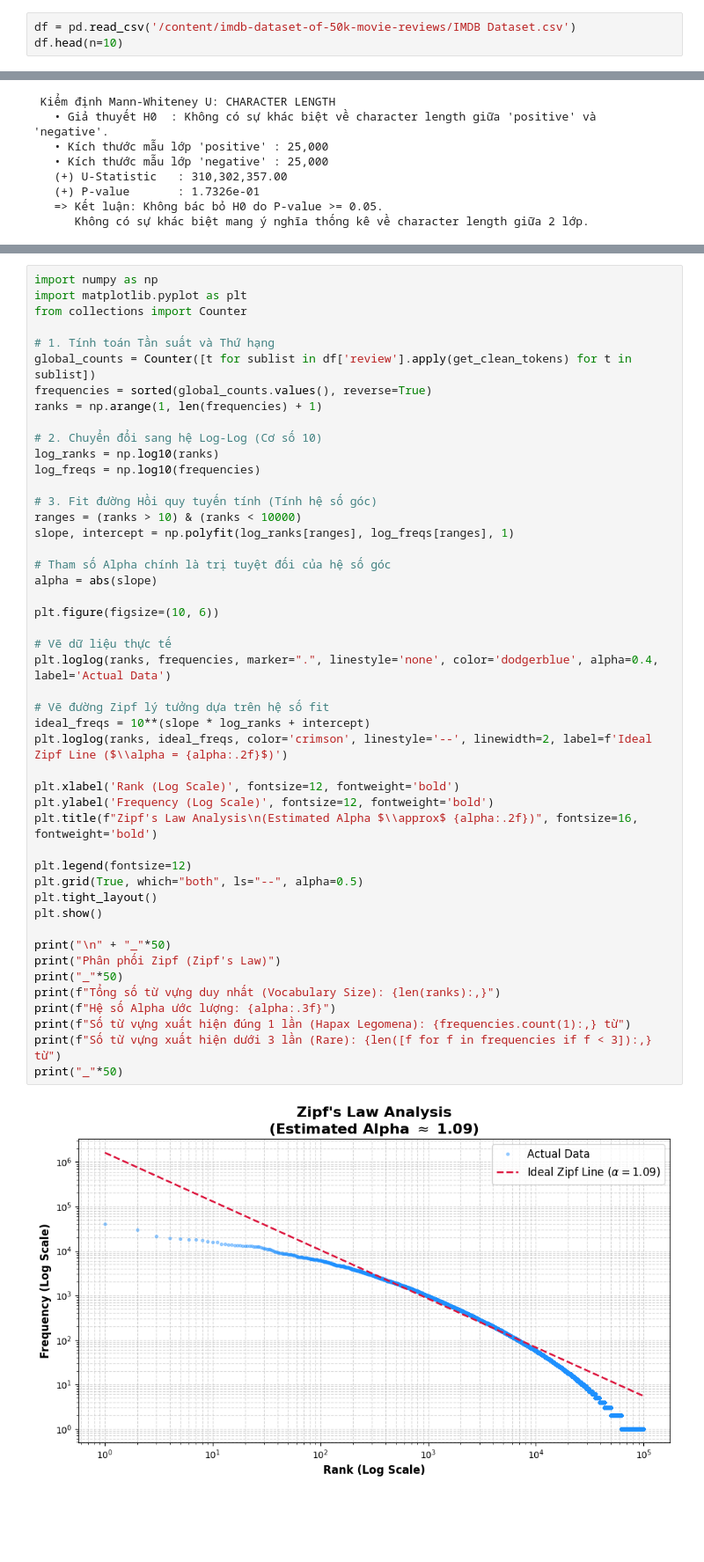
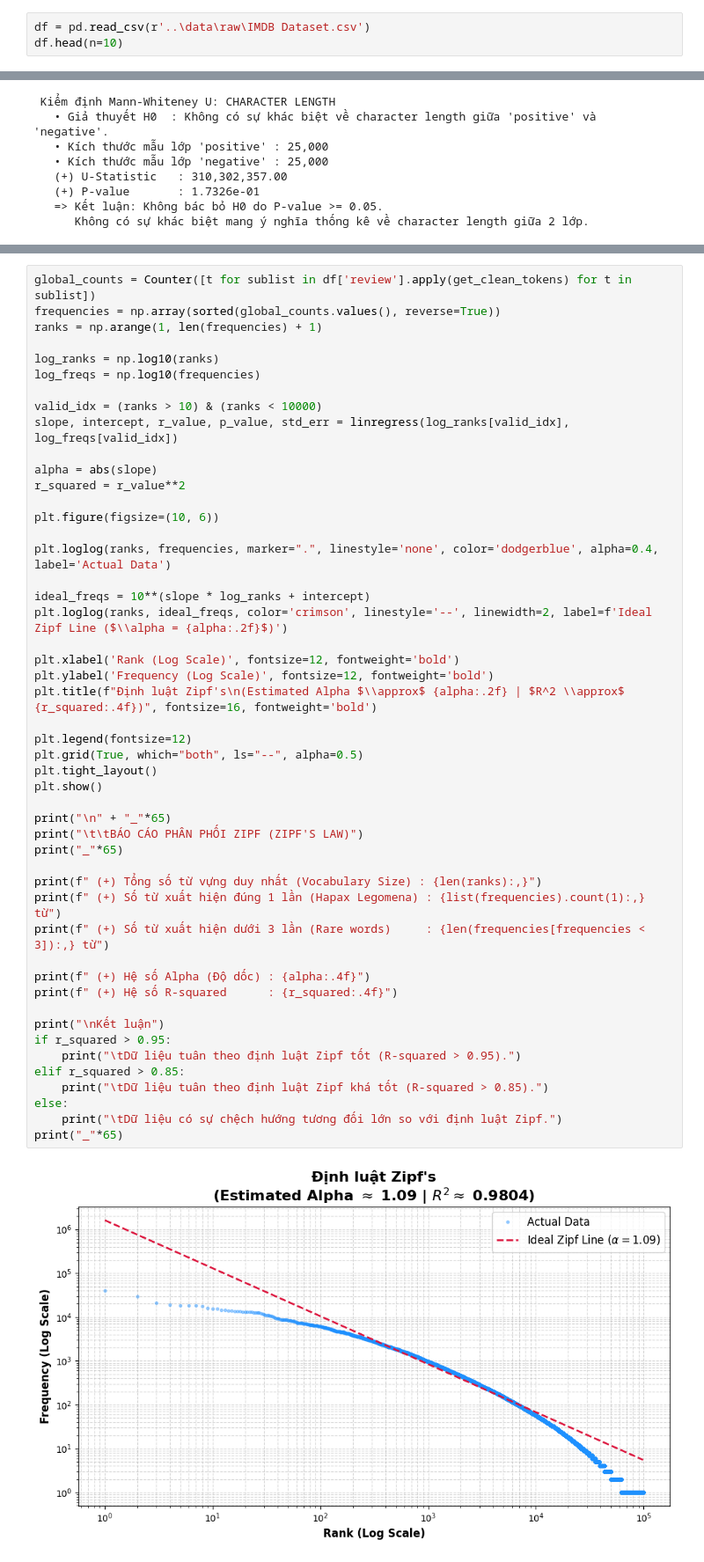
Before and after one commit to HungHiHung10/Lab01-Data-Mining, a Jupyter notebook: notebooks/05_EDA_text.ipynb, the cells around one changed output, grey strips where cells are left out. Shown at 88% size. Saved outputs shown, nothing was run; the diff lists cells and outputs as text; blank space fills up the shorter version.

```diff
--- a/notebooks/05_EDA_text.ipynb
+++ b/notebooks/05_EDA_text.ipynb
@@ -121,7 +176,7 @@ import numpy as np
 # %% [markdown]
 ## 3. Tải và đọc Dữ liệu
 # %%
-df = pd.read_csv('/content/imdb-dataset-of-50k-movie-reviews/IMDB Dataset.csv')
+df = pd.read_csv(r'..\data\raw\IMDB Dataset.csv')
 df.head(n=10)
 # %% [output]
 |  | review | sentiment |
@@ -865,51 +873,53 @@ Chính vì quy luật này, phần lớn dữ liệu văn bản mà các mô hì
 1.  **Loại bỏ Stop-words:** Các từ ở đầu phân phối (như "the", "an", "a", "is") xuất hiện quá nhiều nhưng mang lượng thông tin (Entropy) rất thấp, cần bị loại bỏ để giảm nhiễu.
 2.  **Thuật toán TF-IDF:** Trọng số TF-IDF được sinh ra để phạt (penalize) các từ tuân thủ quá mạnh phân phối Zipf (chỉ số DF cao), từ đó làm nổi bật lên các từ vựng mang đặc trưng ngữ nghĩa riêng biệt của văn bản.
 # %%
-import numpy as np
-import matplotlib.pyplot as plt
-from collections import Counter
-
-# 1. Tính toán Tần suất và Thứ hạng
 global_counts = Counter([t for sublist in df['review'].apply(get_clean_tokens) for t in sublist])
-frequencies = sorted(global_counts.values(), reverse=True)
+frequencies = np.array(sorted(global_counts.values(), reverse=True))
 ranks = np.arange(1, len(frequencies) + 1)
 
-# 2. Chuyển đổi sang hệ Log-Log (Cơ số 10)
 log_ranks = np.log10(ranks)
 log_freqs = np.log10(frequencies)
 
-# 3. Fit đường Hồi quy tuyến tính (Tính hệ số góc)
-ranges = (ranks > 10) & (ranks < 10000)
-slope, intercept = np.polyfit(log_ranks[ranges], log_freqs[ranges], 1)
+valid_idx = (ranks > 10) & (ranks < 10000)
+slope, intercept, r_value, p_value, std_err = linregress(log_ranks[valid_idx], log_freqs[valid_idx])
 
-# Tham số Alpha chính là trị tuyệt đối của hệ số góc
 alpha = abs(slope)
+r_squared = r_value**2
 
 plt.figure(figsize=(10, 6))
 
-# Vẽ dữ liệu thực tế
 plt.loglog(ranks, frequencies, marker=".", linestyle='none', color='dodgerblue', alpha=0.4, label='Actual Data')
 
-# Vẽ đường Zipf lý tưởng dựa trên hệ số fit
 ideal_freqs = 10**(slope * log_ranks + intercept)
 plt.loglog(ranks, ideal_freqs, color='crimson', linestyle='--', linewidth=2, label=f'Ideal Zipf Line ($\\alpha = {alpha:.2f}$)')
 
 plt.xlabel('Rank (Log Scale)', fontsize=12, fontweight='bold')
 plt.ylabel('Frequency (Log Scale)', fontsize=12, fontweight='bold')
-plt.title(f"Zipf's Law Analysis\n(Estimated Alpha $\\approx$ {alpha:.2f})", fontsize=16, fontweight='bold')
+plt.title(f"Định luật Zipf's\n(Estimated Alpha $\\approx$ {alpha:.2f} | $R^2 \\approx$ {r_squared:.4f})", fontsize=16, fontweight='bold')
 
 plt.legend(fontsize=12)
 plt.grid(True, which="both", ls="--", alpha=0.5)
 plt.tight_layout()
 plt.show()
 
-print("\n" + "_"*50)
-print("Phân phối Zipf (Zipf's Law)")
-print("_"*50)
-print(f"Tổng số từ vựng duy nhất (Vocabulary Size): {len(ranks):,}")
-print(f"Hệ số Alpha ước lượng: {alpha:.3f}")
-print(f"Số từ vựng xuất hiện đúng 1 lần (Hapax Legomena): {frequencies.count(1):,} từ")
-print(f"Số từ vựng xuất hiện dưới 3 lần (Rare): {len([f for f in frequencies if f < 3]):,} từ")
-print("_"*50)
+print("\n" + "_"*65)
+print("\t\tBÁO CÁO PHÂN PHỐI ZIPF (ZIPF'S LAW)")
+print("_"*65)
+
+print(f" (+) Tổng số từ vựng duy nhất (Vocabulary Size) : {len(ranks):,}")
+print(f" (+) Số từ xuất hiện đúng 1 lần (Hapax Legomena) : {list(frequencies).count(1):,} từ")
+print(f" (+) Số từ xuất hiện dưới 3 lần (Rare words)     : {len(frequencies[frequencies < 3]):,} từ")
+
+print(f" (+) Hệ số Alpha (Độ dốc) : {alpha:.4f}")
+print(f" (+) Hệ số R-squared      : {r_squared:.4f}")
+
+print("\nKết luận")
+if r_squared > 0.95:
+    print("\tDữ liệu tuân theo định luật Zipf tốt (R-squared > 0.95).")
+elif r_squared > 0.85:
+    print("\tDữ liệu tuân theo định luật Zipf khá tốt (R-squared > 0.85).")
+else:
+    print("\tDữ liệu có sự chệch hướng tương đối lớn so với định luật Zipf.")
+print("_"*65)
 # %% [output]
-[figure, old version]
+[figure, new version]
```
Also changed, not shown: parts of 26 cells of this notebook.
